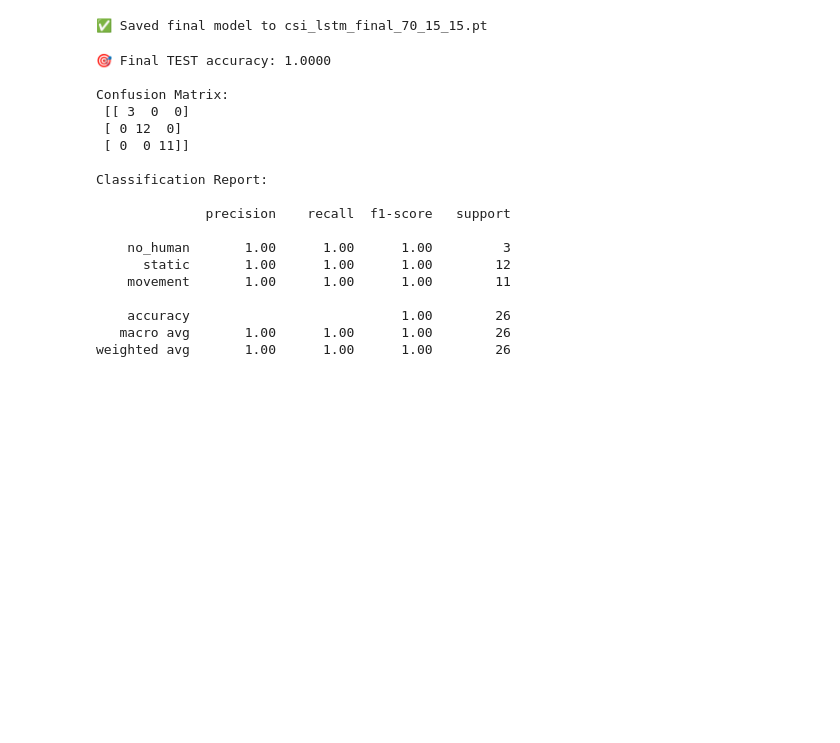
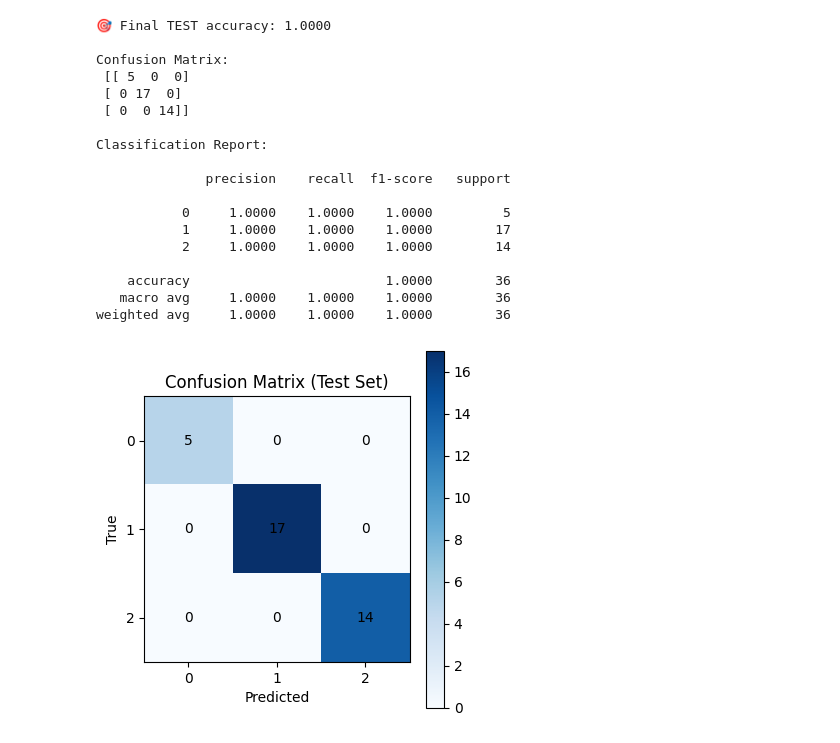
Before and after one commit to teetat9/CSI_Detection, a Jupyter notebook: lstm/baselinecfdup.ipynb, the cells around one changed output. Cells and saved outputs as stored; diff of their text form; code cells hidden in the pictures; blank space fills up the shorter version.

Commit message:
edit lstm group

```diff
--- a/lstm/baselinecfdup.ipynb
+++ b/lstm/baselinecfdup.ipynb
@@ -93,6 +146,5 @@ Using device: mps
 # %%
-import torch
-from torch.utils.data import Dataset
+from torch.utils.data import Dataset, DataLoader
 
 class CSIDataset(Dataset):
     def __init__(self, X, y):
@@ -103,4 +155,12 @@ class CSIDataset(Dataset):
         return len(self.X)
 
     def __getitem__(self, idx):
-        return self.X[idx], self.y[idx]
+        x = self.X[idx].float()
+        y = self.y[idx].long()
+        return x, y
+
+DEVICE = "mps" if torch.backends.mps.is_available() else \
+         "cuda" if torch.cuda.is_available() else "cpu"
+print("DEVICE:", DEVICE)
+
+BATCH_SIZE = 16
@@ -470,62 +512,61 @@ Epoch 30 | loss=0.0340 | train_acc=1.0000
-# %%
-class_names = ["no_human", "static", "movement"]
-
-torch.save({
-    "model_state_dict": model.state_dict(),
-    "input_size": input_size,
-    "hidden_size": HIDDEN_SIZE,
-    "num_layers": NUM_LAYERS,
-    "num_classes": num_classes,
-    "class_names": class_names
-}, "csi_lstm_final_70_15_15.pt")
-
-print("✅ Saved final model to csi_lstm_final_70_15_15.pt")
-# %% [output]
-✅ Saved final model to csi_lstm_final_70_15_15.pt
 # %%
-import numpy as np
 from sklearn.metrics import confusion_matrix, classification_report
+import matplotlib.pyplot as plt
 
-model.eval()
+final_model.eval()
 all_preds = []
-all_true  = []
+all_true = []
 
 with torch.no_grad():
     for xb, yb in test_loader:
         xb = xb.to(DEVICE)
-        logits = model(xb)
+        logits = final_model(xb)
         preds = logits.argmax(dim=1).cpu().numpy()
-
         all_preds.extend(preds)
         all_true.extend(yb.numpy())
 
 all_preds = np.array(all_preds)
-all_true  = np.array(all_true)
+all_true = np.array(all_true)
 
 test_acc = (all_preds == all_true).mean()
-print(f"\n🎯 Final TEST accuracy: {test_acc:.4f}")
+print(f"\n🎯 Final TEST accuracy: {test_acc:.4f}\n")
 
 cm = confusion_matrix(all_true, all_preds)
-print("\nConfusion Matrix:\n", cm)
+print("Confusion Matrix:\n", cm)
 
 print("\nClassification Report:\n")
-print(classification_report(all_true, all_preds, target_names=class_names))
+print(classification_report(all_true, all_preds, digits=4))
+
+plt.figure(figsize=(4,4))
+plt.imshow(cm, cmap="Blues")
+plt.title("Confusion Matrix (Test Set)")
+plt.xlabel("Predicted")
+plt.ylabel("True")
+for i in range(cm.shape[0]):
+    for j in range(cm.shape[1]):
+        plt.text(j, i, str(cm[i, j]), ha="center", va="center", color="black")
+plt.xticks(range(num_classes), range(num_classes))
+plt.yticks(range(num_classes), range(num_classes))
+plt.colorbar()
+plt.tight_layout()
+plt.show()
 # %% [output]
 🎯 Final TEST accuracy: 1.0000
 
 Confusion Matrix:
- [[ 3  0  0]
- [ 0 12  0]
- [ 0  0 11]]
+ [[ 5  0  0]
+ [ 0 17  0]
+ [ 0  0 14]]
 
 Classification Report:
 
               precision    recall  f1-score   support
 
-    no_human       1.00      1.00      1.00         3
-      static       1.00      1.00      1.00        12
-    movement       1.00      1.00      1.00        11
+           0     1.0000    1.0000    1.0000         5
+           1     1.0000    1.0000    1.0000        17
+           2     1.0000    1.0000    1.0000        14
 
-    accuracy                           1.00        26
-   macro avg       1.00      1.00      1.00        26
-weighted avg       1.00      1.00      1.00        26
+    accuracy                         1.0000        36
+   macro avg     1.0000    1.0000    1.0000        36
+weighted avg     1.0000    1.0000    1.0000        36
+[figure, added]
```
Also changed, not shown: parts of 19 cells of this notebook, 2 other files.
